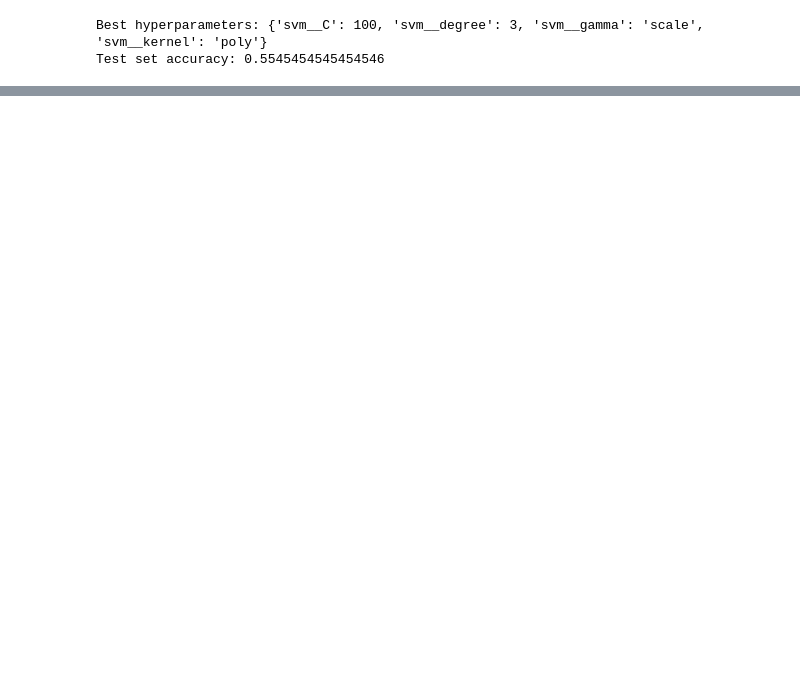
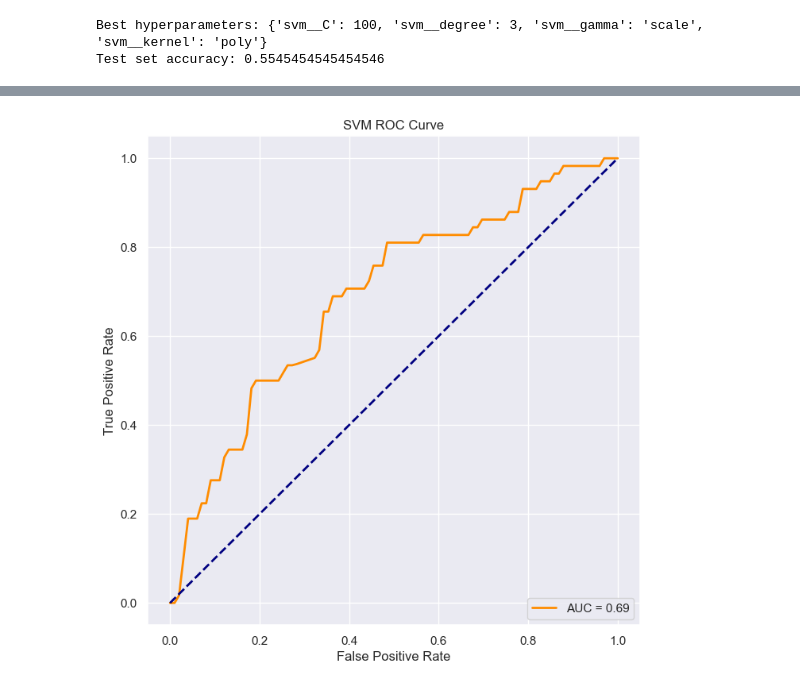
Before and after one commit to kevin-nyquist/spotify_analytics, a Jupyter notebook: svm.ipynb, the cells around one changed output, grey strips where cells are left out. Cells and saved outputs as stored; diff of their text form; code cells hidden in the pictures; blank space fills up the shorter version.

```diff
--- a/svm.ipynb
+++ b/svm.ipynb
@@ -173,0 +198,28 @@ Test set accuracy: 0.5545454545454546
+# %%
+import matplotlib.pyplot as plt
+from sklearn.metrics import roc_curve, auc
+import matplotlib.pyplot as plt
+from sklearn.metrics import roc_curve, auc
+
+# Predict probabilities on the test set
+y_prob = classifier.predict_proba(X_test)[:, 1]
+
+# Set characteristics
+fpr, tpr, thresholds = roc_curve(y_test, y_prob)
+roc_auc = auc(fpr, tpr)
+
+# Interpolation
+interp_fpr = np.linspace(0, 1, 100)
+interp_tpr = np.interp(interp_fpr, fpr, tpr)
+
+# Plot ROC curve
+plt.figure(figsize=(8, 8))
+plt.plot(interp_fpr, interp_tpr, color='darkorange', lw=2, label=f'AUC = {roc_auc:.2f}')
+plt.plot([0, 1], [0, 1], color='navy', lw=2, linestyle='--')
+plt.xlabel('False Positive Rate')
+plt.ylabel('True Positive Rate')
+plt.title('SVM ROC Curve')
+plt.legend(loc='lower right')
+plt.show()
+# %% [output]
+[figure, added]
```
Also changed, not shown: parts of 7 cells of this notebook, 3 other files.
